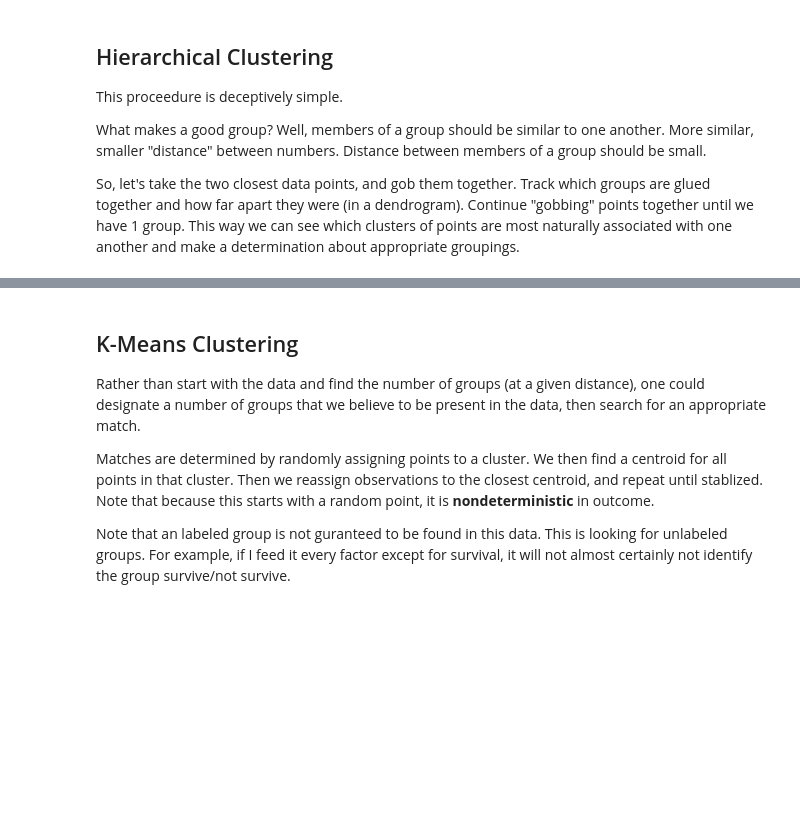
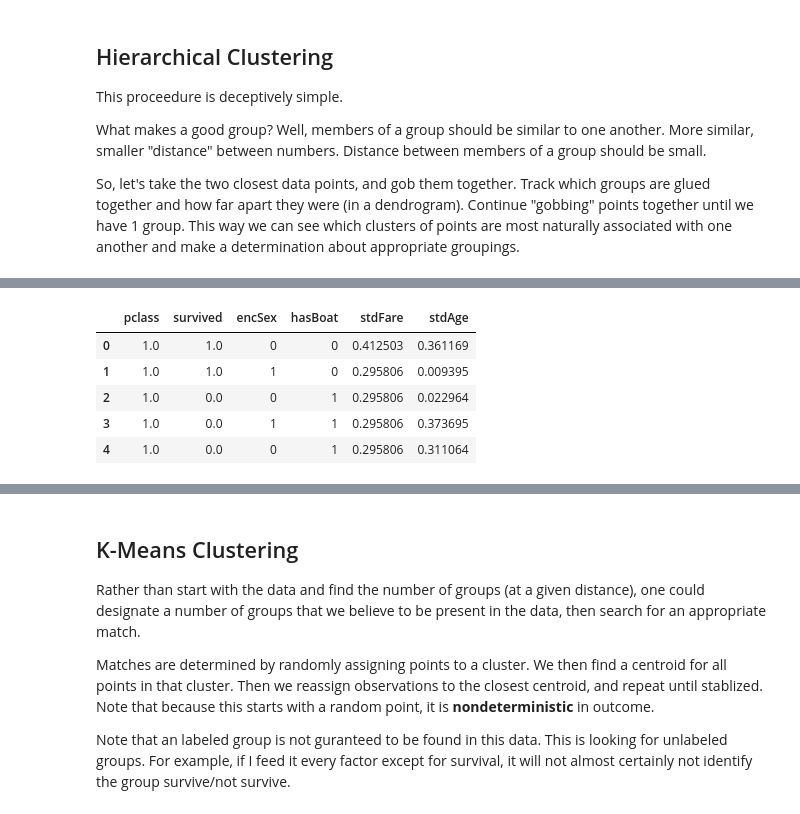
Before and after one commit to BryanSWeber/BDA301, a Jupyter notebook: Day 13 Lesson.ipynb, the cells around one changed output, grey strips where cells are left out. Cells and saved outputs as stored; diff of their text form; code cells hidden in the pictures; blank space fills up the shorter version.

```diff
--- a/Day 13 Lesson.ipynb
+++ b/Day 13 Lesson.ipynb
@@ -49,9 +45,17 @@ FileNotFoundError: ignored
 # %%
 #Everything has to be numeric, no NA's
 labelInstance = LabelEncoder
 minMaxInstance = preprocessing.MinMaxScaler()
 dfTitanic['encSex'] = labelInstance().fit_transform(dfTitanic['sex'])
-dfTitanic['encBoat'] = labelInstance().fit_transform(dfTitanic[]) #Note that this encoding assumes a relationship between the boats in some quasilinear fashion!
+dfTitanic['hasBoat'] = pd.isna(dfTitanic['boat']).astype(int)  #Note that this encoding assumes a relationship between the boats in some quasilinear fashion!
 dfTitanic[['stdFare','stdAge']] = minMaxInstance.fit_transform(dfTitanic[['fare','age']])   #It is vital that you standardize/normalize everything you can, otherwise the distance metrics are dominated by things like fare price and not by other elements.  Your choice here matters.
-dfClean = dfTitanic[['pclass','survived','encSex','encBoat','stdFare','stdAge']].dropna(how='any')
+dfClean = dfTitanic[['pclass','survived','encSex','hasBoat','stdFare','stdAge']].dropna(how='any')
+dfClean.head() #These are the columns we want.
+# %% [output]
+|  | pclass | survived | encSex | hasBoat | stdFare | stdAge |
+| 0 | 1.0 | 1.0 | 0 | 0 | 0.412503 | 0.361169 |
+| 1 | 1.0 | 1.0 | 1 | 0 | 0.295806 | 0.009395 |
+| 2 | 1.0 | 0.0 | 0 | 1 | 0.295806 | 0.022964 |
+| 3 | 1.0 | 0.0 | 1 | 1 | 0.295806 | 0.373695 |
+| 4 | 1.0 | 0.0 | 0 | 1 | 0.295806 | 0.311064 |
 # %%
```
Also changed, not shown: parts of 8 cells of this notebook, 2 other files.
